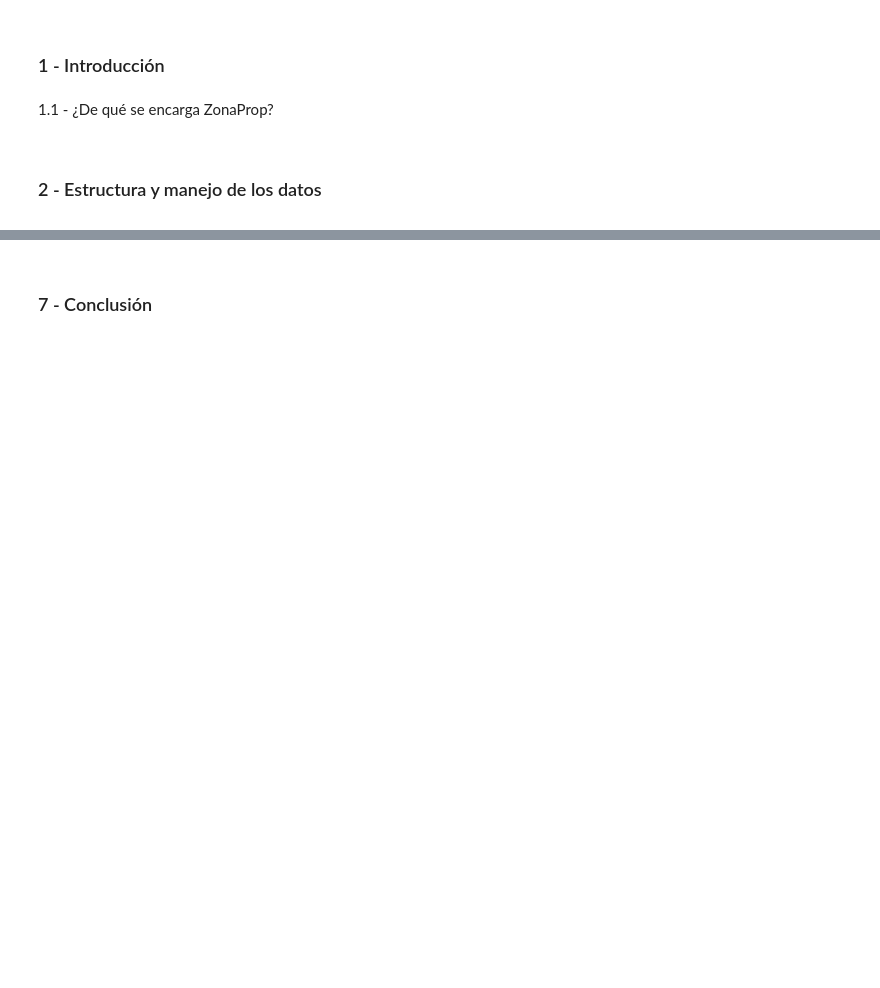
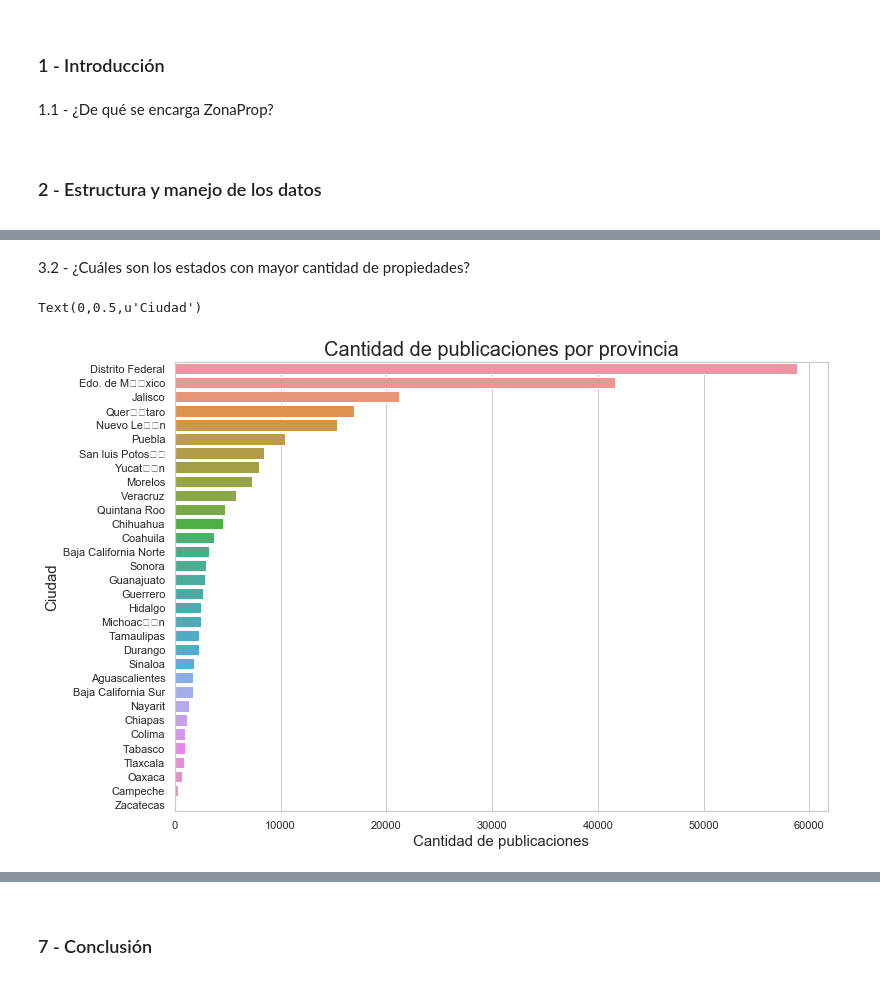
Before and after one commit to patopizzini/Organizacion_Datos_2C2019, a Jupyter notebook: TP1/Entrega/TP1 Entrega.ipynb, the cells around one changed output, grey strips where cells are left out. Saved outputs shown, nothing was run; the diff lists cells and outputs as text; code cells hidden in the pictures; blank space fills up the shorter version.

```diff
--- a/TP1/Entrega/TP1 Entrega.ipynb
+++ b/TP1/Entrega/TP1 Entrega.ipynb
@@ -31,3 +35,14 @@ sns.set(style="whitegrid")
 # %%
 #Lectura del CSV con los datos a explorar
-tp1_data =  pd.read_csv('Datos/train.csv')
+datos_principales =  pd.read_csv('../../../train.csv')
+# %%
+datos_principales['excelente'] = 0
+datos_principales.loc[datos_principales.descripcion.str.contains('vigilancia', na=False), 'vigilancia'] = 1
+datos_principales['vigilancia'] = 0
+datos_principales.loc[datos_principales.descripcion.str.contains('excelente', na=False), 'excelente'] = 1
+datos_principales['esquina'] = 0
+datos_principales.loc[datos_principales.descripcion.str.contains('esquina', na=False), 'esquina'] = 1
+datos_principales['remodelada'] = 0
+datos_principales.loc[datos_principales.descripcion.str.contains('remodelada', na=False), 'remodelada'] = 1
+datos_principales['lujo'] = 0
+datos_principales.loc[datos_principales.descripcion.str.contains('lujo', na=False), 'lujo'] = 1
@@ -33,0 +57,6 @@ tp1_data =  pd.read_csv('Datos/train.csv')
+# %%
+datos_principales['lat'].fillna(0, inplace=True)
+datos_principales['lng'].fillna(0, inplace=True)
+crs = {'init': 'epsg:4326'}
+geometry = [Point(xy) for xy in zip(datos_principales['lng'], datos_principales['lat'])]
+geometry[:3]
@@ -82,0 +110,15 @@ tp1_data =  pd.read_csv('Datos/train.csv')
+# %% [markdown]
+<span style="font-size:15px">3.2 - ¿Cuáles son los estados con mayor cantidad de propiedades?</span><br />
+# %%
+#Graficamos la cantidad de publicaciones por provinciO
+provincias_grafico_data = datos_principales['provincia'].value_counts()
+
+fig, ax = plt.subplots()
+fig.set_size_inches(11.7, 8.27)
+g = sns.barplot(x=provincias_grafico_data.values, y=provincias_grafico_data.index, orient='h')
+g.set_title(u"Cantidad de publicaciones por provincia", fontsize=20)
+g.set_xlabel(u"Cantidad de publicaciones", fontsize=15)
+g.set_ylabel(u"Ciudad", fontsize=15)
+# %% [output]
+Text(0,0.5,u'Ciudad')
+[figure, added]
```
Also changed, not shown: parts of 97 cells of this notebook, 1 other file.
